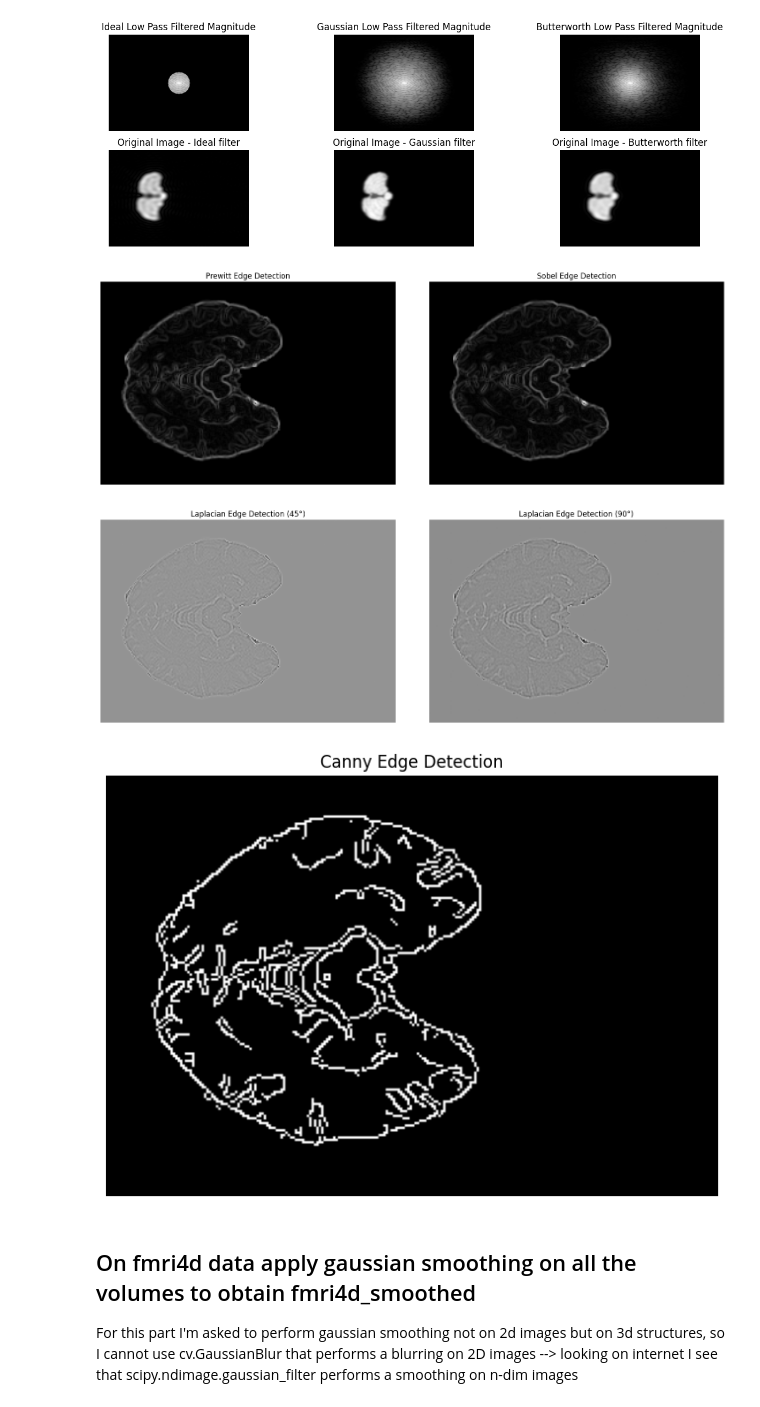
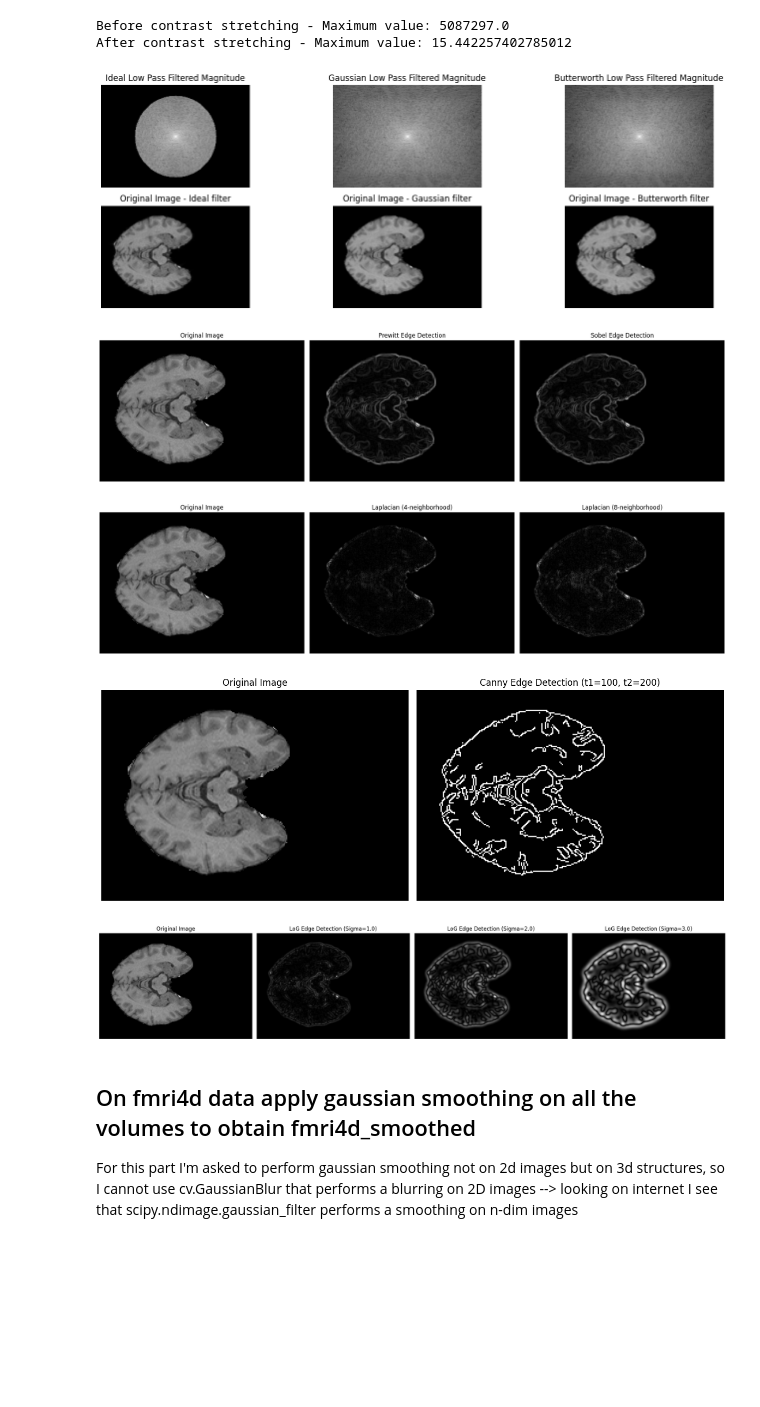
Before and after one commit to tommydelu/MRI-analysis-pipeline, a Jupyter notebook: 1_pre_processing.ipynb, the cells around one changed output. Cells and saved outputs as stored; diff of their text form; code cells hidden in the pictures; blank space fills up the shorter version.

Commit message:
refactored part1, added LoG edge detection, fixed error in fmri smoothing

```diff
--- a/1_pre_processing.ipynb
+++ b/1_pre_processing.ipynb
@@ -13,4 +14,5 @@ from config import *
 # %%
-t1_img, t1_hdr, t1_data, t1_dim          = load_and_display(T1_PATH, "T1-WEIGHTED", print_info=False)
-mask, mask_hdr, mask_data, mask_dims     = load_and_display(MASK_PATH, 'MASK', print_info=False)
-fmri_img, fmri_hdr, fmri_data, fmri_dims = load_and_display(FMRI_PATH, "FMRI", print_info=False)
+# In this part theese are all the data we need
+t1_dict   = loadAndDisplay(T1_PATH, "T1-WEIGHTED", print_summary=False)
+mask_dict = loadAndDisplay(MASK_PATH, 'MASK', print_summary=False)
+fmri_dict = loadAndDisplay(FMRI_PATH, "FMRI", print_summary=False)
@@ -17 +22,4 @@ fmri_img, fmri_hdr, fmri_data, fmri_dims = load_and_display(FMRI_PATH, "FMRI", p
+# %%
+bool_mask = mask_dict['data'].astype(bool)
+t1_brain = np.where(bool_mask, t1_dict['data'], 0) # np.where keep the same dimension of the starting array.
 # %% [markdown]
@@ -44,27 +90,27 @@ compare_methods(t1_brain_2d, kmean_segmented, otsu_segmented, slice_idx=101)
 # %%
-# 1) trasformare con 2d dft l'immagine di uno slice selezionato
-# 2) visualizzare l'immagine in frequenza
-# 3) andrà fatto un centering delle frequenze
-# 4) implementare filtri passa basso: butter worth, gaussian, scalino usando praticamente delle maschere create con soglie di distanza dal centro
-# 5) edge detection: convoluzione con filtri derivata prima, derivata seconda, LoG, DoG... e alla fine metodo più forte = Canny magari con trasformata Hough
-
-from utils.statistics import _get_slice
-from utils.filtering import low_pass_filter
-
-slice_prova, _ = _get_slice(t1_brain_2d, slice_idx=101)
-low_pass_filter(slice_prova, threshold=20)
+noisy_slice, _ = getSlice(t1_brain, slice_idx=150, axis='axial')
+ideal_clean, gaussian_clean, butterw_clean = freqLowPassFilter(noisy_slice, 70)
 # %% [output]
+Before contrast stretching - Maximum value: 5087297.0
+After contrast stretching - Maximum value: 15.442257402785012
-[figure, old version]
+[figure, new version]
 # %%
-from utils.filtering import first_derivative_edge_detection, second_derivative_edge_detection, canny_edge_detection
-slice_prova, _ = _get_slice(t1_brain_2d, slice_idx=150)
-first_derivative_edge_detection(slice_prova)
-second_derivative_edge_detection(slice_prova)
-canny_edge_detection(slice_prova)
+slice_prova, _ = getSlice(t1_brain, slice_idx=150)
+prewitt_edges, sobel_edges = firstDerivativeEdgeDetection(slice_prova)
 # %% [output]
-[figure, old version]
+[figure, new version]
-[figure, removed]
-[figure, removed]
+# %%
+laplacian_45, laplacian_90 = secondDerivativeEdgeDetection(slice_prova)
+# %% [output]
+[figure, added]
+# %%
+canny_edges = cannyEdgeDetection(slice_prova)
+# %% [output]
+[figure, added]
+# %%
+log_edges = logEdgeDetection(slice_prova)
+# %% [output]
+[figure, added]
 # %% [markdown]
 ## On fmri4d data apply gaussian smoothing on all the volumes to obtain fmri4d_smoothed
 
```
Also changed, not shown: parts of 10 cells of this notebook, 2 other files.
